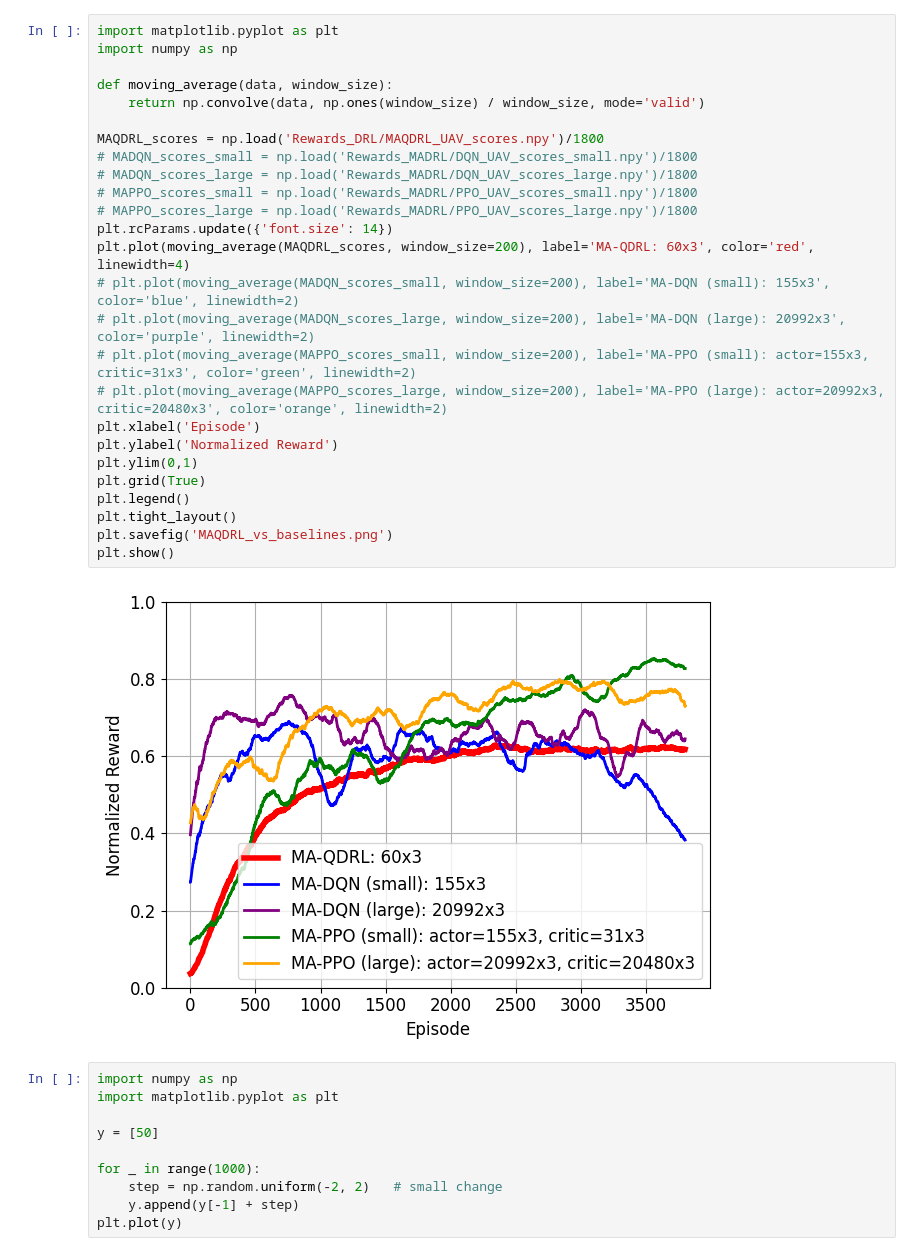
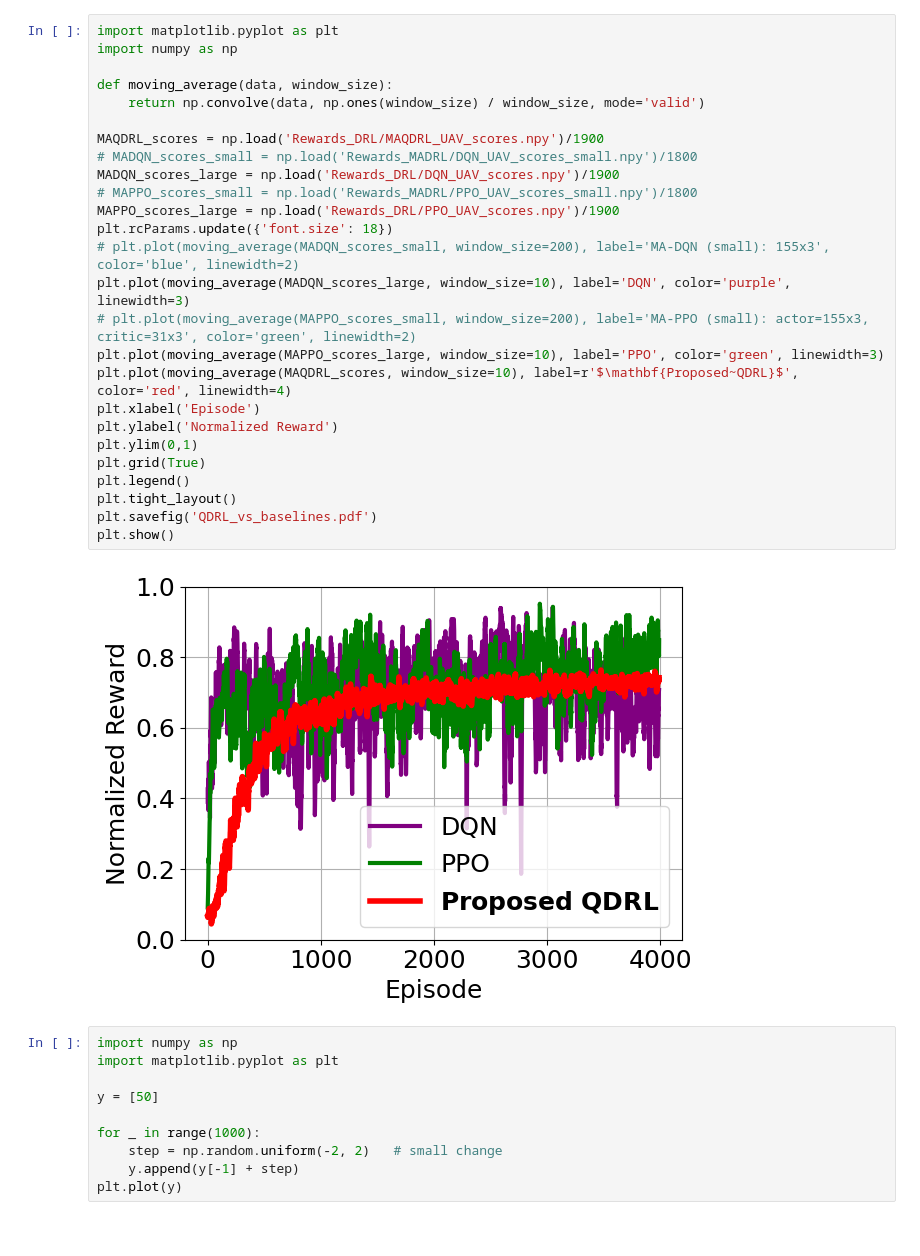
Before and after one commit to hungledut/Quantum-DRL-UAV-OISAC-paper, a Jupyter notebook: Result_visualization.ipynb, the cells around one changed output. Drawn from its saved outputs; the diff is of its cells as text.

```diff
--- a/Result_visualization.ipynb
+++ b/Result_visualization.ipynb
@@ -1,31 +1,31 @@
 # %%
 import matplotlib.pyplot as plt
 import numpy as np
 
 def moving_average(data, window_size):
     return np.convolve(data, np.ones(window_size) / window_size, mode='valid')
 
-MAQDRL_scores = np.load('Rewards_DRL/MAQDRL_UAV_scores.npy')/1800
+MAQDRL_scores = np.load('Rewards_DRL/MAQDRL_UAV_scores.npy')/1900
 # MADQN_scores_small = np.load('Rewards_MADRL/DQN_UAV_scores_small.npy')/1800
-# MADQN_scores_large = np.load('Rewards_MADRL/DQN_UAV_scores_large.npy')/1800
+MADQN_scores_large = np.load('Rewards_DRL/DQN_UAV_scores.npy')/1900
 # MAPPO_scores_small = np.load('Rewards_MADRL/PPO_UAV_scores_small.npy')/1800
-# MAPPO_scores_large = np.load('Rewards_MADRL/PPO_UAV_scores_large.npy')/1800
-plt.rcParams.update({'font.size': 14})
-plt.plot(moving_average(MAQDRL_scores, window_size=200), label='MA-QDRL: 60x3', color='red', linewidth=4)
+MAPPO_scores_large = np.load('Rewards_DRL/PPO_UAV_scores.npy')/1900
+plt.rcParams.update({'font.size': 18})
 # plt.plot(moving_average(MADQN_scores_small, window_size=200), label='MA-DQN (small): 155x3', color='blue', linewidth=2)
-# plt.plot(moving_average(MADQN_scores_large, window_size=200), label='MA-DQN (large): 20992x3', color='purple', linewidth=2)
+plt.plot(moving_average(MADQN_scores_large, window_size=10), label='DQN', color='purple', linewidth=3)
 # plt.plot(moving_average(MAPPO_scores_small, window_size=200), label='MA-PPO (small): actor=155x3, critic=31x3', color='green', linewidth=2)
-# plt.plot(moving_average(MAPPO_scores_large, window_size=200), label='MA-PPO (large): actor=20992x3, critic=20480x3', color='orange', linewidth=2)
+plt.plot(moving_average(MAPPO_scores_large, window_size=10), label='PPO', color='green', linewidth=3)
+plt.plot(moving_average(MAQDRL_scores, window_size=10), label=r'$\mathbf{Proposed~QDRL}$', color='red', linewidth=4)
 plt.xlabel('Episode')
 plt.ylabel('Normalized Reward')
 plt.ylim(0,1)
 plt.grid(True)
 plt.legend()
 plt.tight_layout()
-plt.savefig('MAQDRL_vs_baselines.png')
+plt.savefig('QDRL_vs_baselines.pdf')
 plt.show()
 # %% [output]
-[figure, old version]
+[figure, new version]
 # %%
 import numpy as np
 import matplotlib.pyplot as plt
```
Also changed, not shown: 20 other files.
